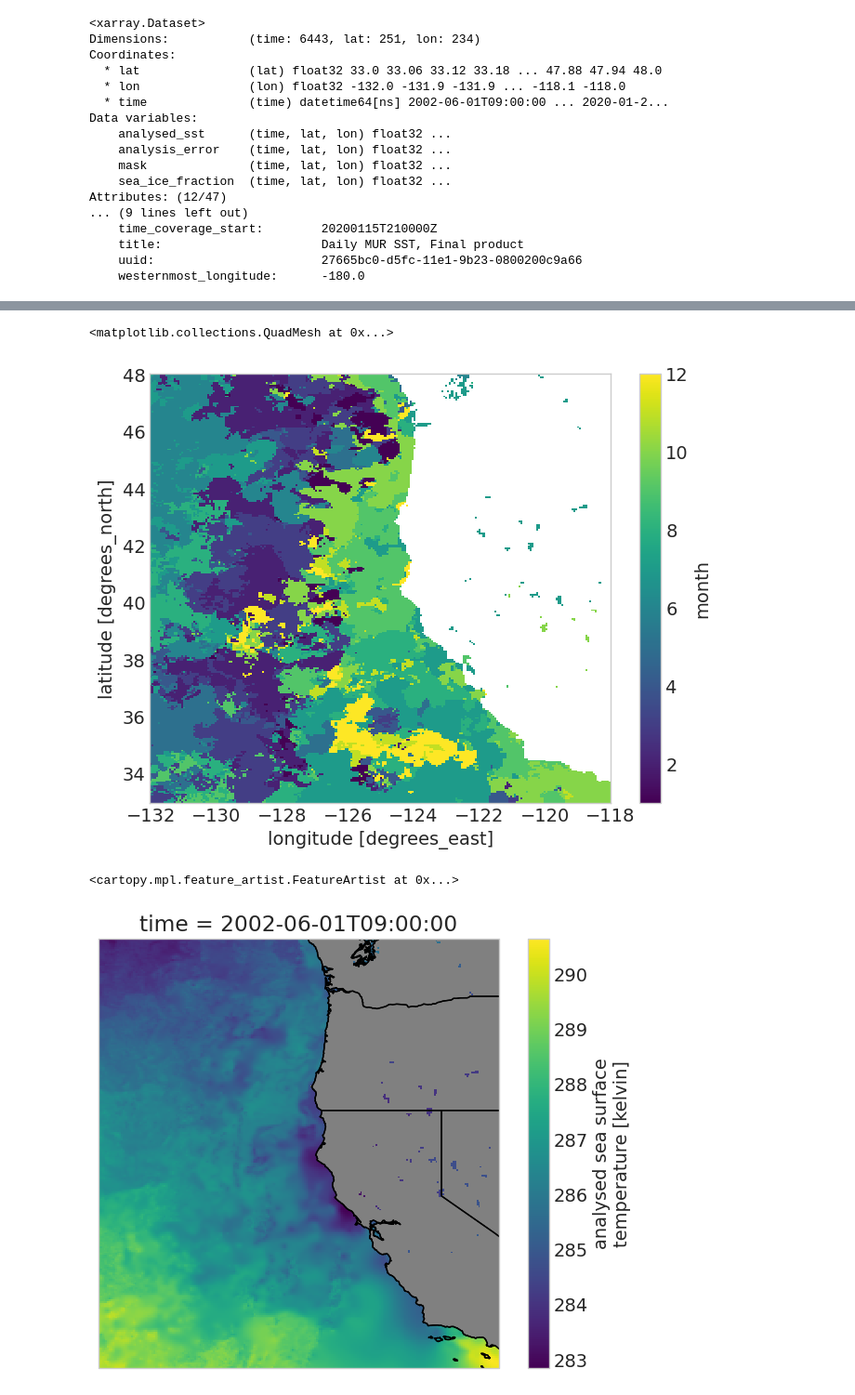
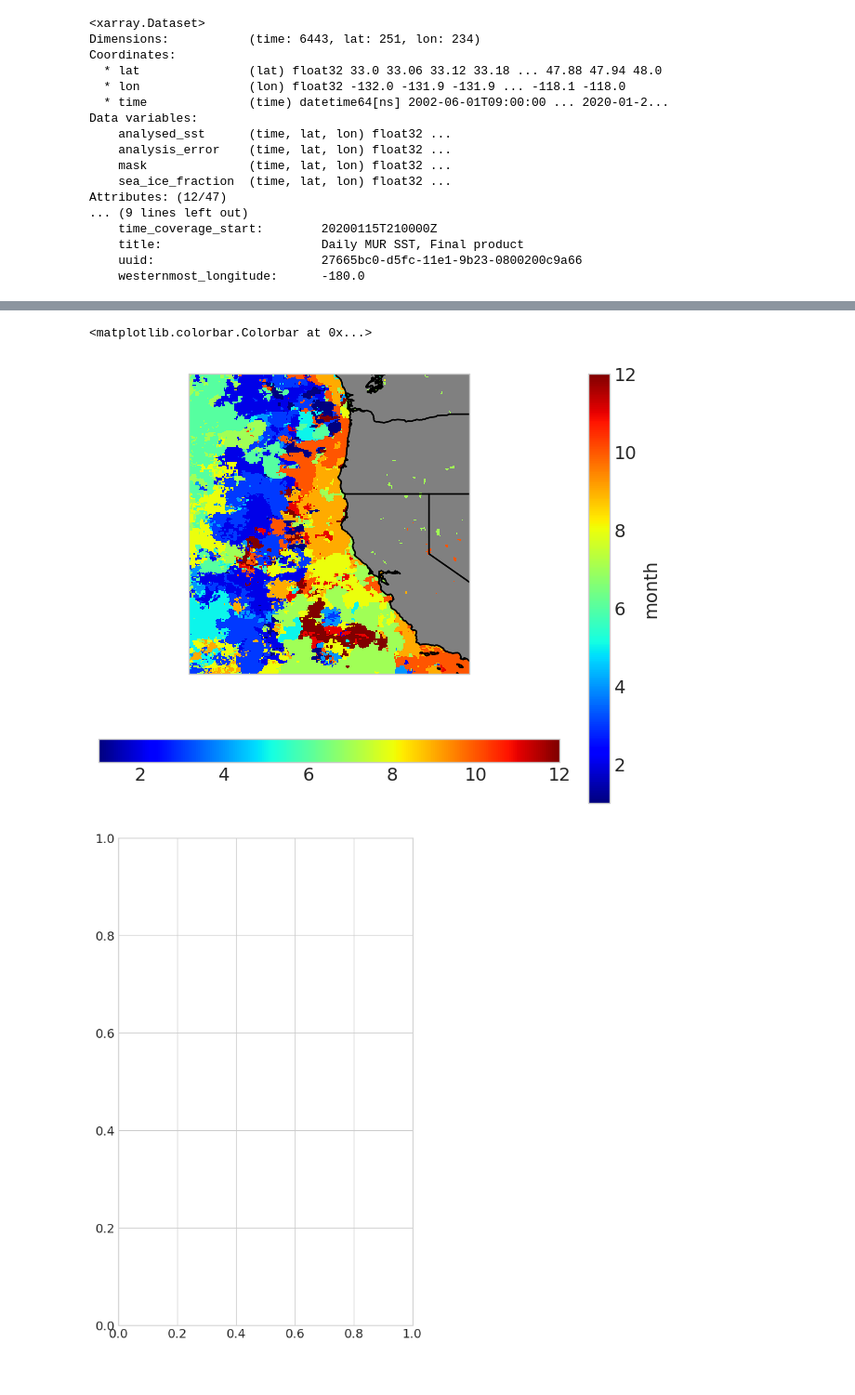
Before and after one commit to Jhartanto30/hw03-Group21, a Jupyter notebook: climate-q5-f2-Copy1.ipynb, the cells around one changed output, grey strips where cells are left out. Shown at 93% size. Cells and saved outputs as stored; diff of their text form; code cells hidden in the pictures.

Commit message:
colorbar is being difficult

```diff
--- a/climate-q5-f2-Copy1.ipynb
+++ b/climate-q5-f2-Copy1.ipynb
@@ -82,18 +54,0 @@ max_anomoly = (daily_values - mean).idxmax(dim='time', skipna=True).dt.month
-# %%
-max_anomoly.plot()
-# %% [output]
-<matplotlib.collections.QuadMesh at 0x...>
-[figure, removed]
-# %%
-# From hw03-climate.ipynb - use part of this to make graph look like a map
-ds.analysed_sst[0, :, :].plot()
-
-# Plot on a map
-ax = plt.subplot(projection=crs)
-ds.analysed_sst[0, :, :].plot(ax=ax, transform=crs)
-ax.coastlines("10m", color="k")
-ax.add_feature(cfeature.LAND, color="grey")
-ax.add_feature(cfeature.STATES.with_scale("10m"))
-# %% [output]
-<cartopy.mpl.feature_artist.FeatureArtist at 0x...>
-[figure, removed]
@@ -99,0 +61,14 @@ ax.add_feature(cfeature.STATES.with_scale("10m"))
+# %%
+# plot with map
+ax = plt.subplot(projection=crs)
+fig = plt.figure(figsize=(6,10)) # why wont this stupid figsize work changing
+my_fig = max_anomoly.plot(ax=ax, transform=crs, cmap='jet')
+ax.coastlines("10m", color="k")
+ax.add_feature(cfeature.LAND, color="grey")
+ax.add_feature(cfeature.STATES.with_scale("10m"))
+
+fig.colorbar(my_fig, location ='bottom', orientation='horizontal')
+# %% [output]
+<matplotlib.colorbar.Colorbar at 0x...>
+[figure, added]
+[figure, added]
```
Also changed, not shown: parts of 6 cells of this notebook.
